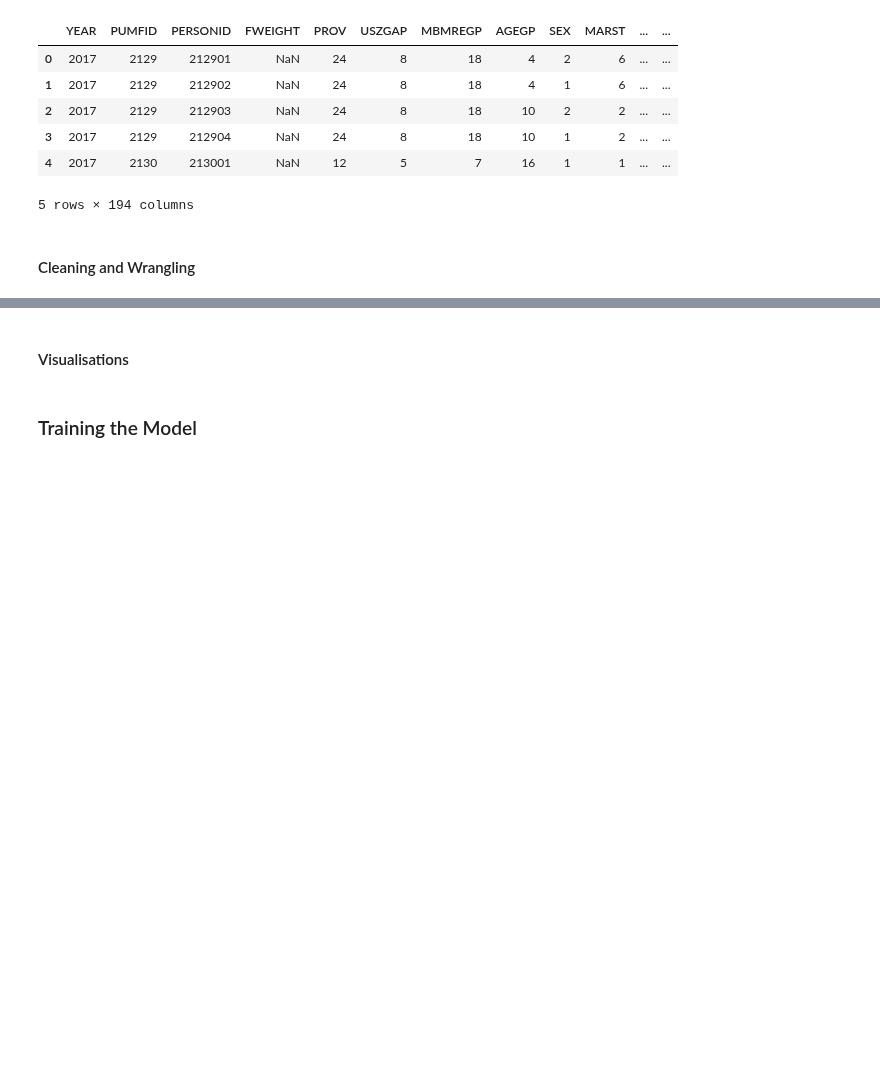
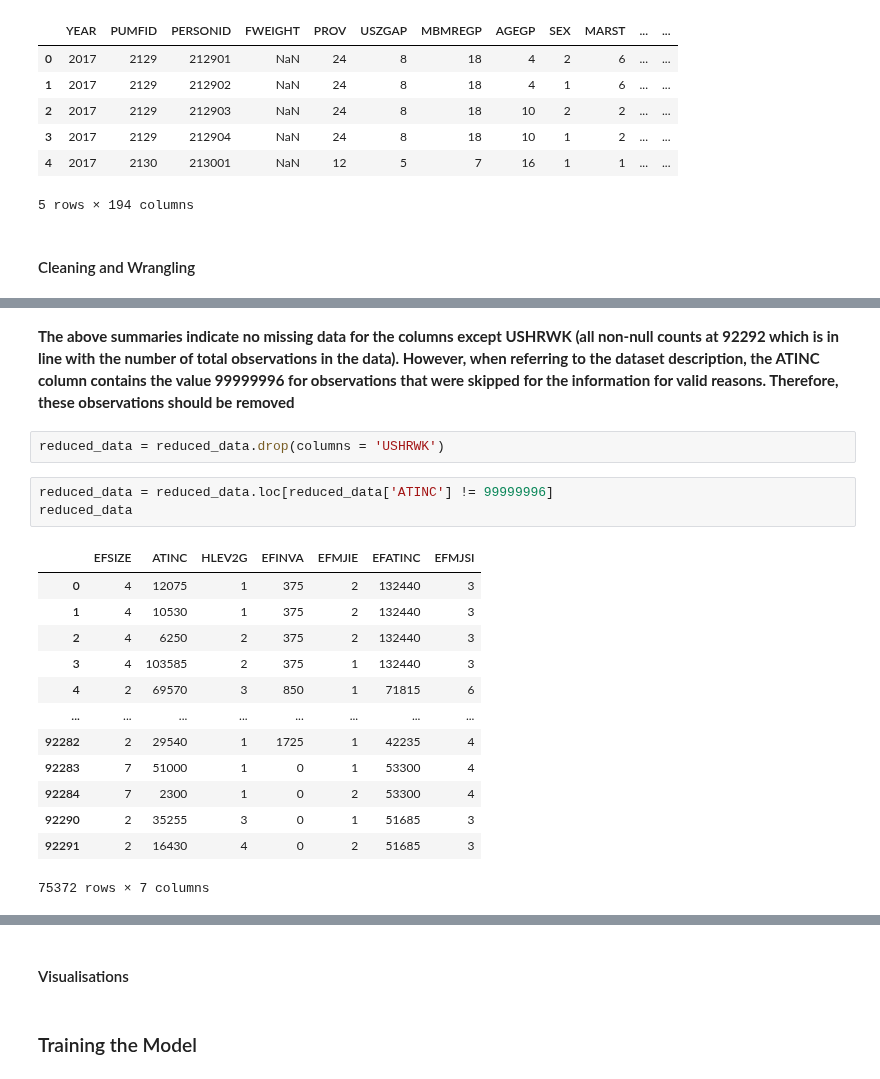
Before and after one commit to izk20/DSCI-310-Group-10, a Jupyter notebook: analysis.ipynb, the cells around one changed output, grey strips where cells are left out. Cells and saved outputs as stored; diff of their text form; blank space fills up the shorter version.

Commit message:
Add dataset discription

```diff
--- a/analysis.ipynb
+++ b/analysis.ipynb
@@ -65,0 +117,21 @@ data.head()
+# %% [markdown]
+**The above summaries indicate no missing data for the columns except USHRWK (all non-null counts at 92292 which is in line with the number of total observations in the data). However, when referring to the dataset description, the ATINC column contains the value 99999996 for observations that were skipped for the information for valid reasons. Therefore, these observations should be removed**
+# %%
+reduced_data = reduced_data.drop(columns = 'USHRWK')
+# %%
+reduced_data = reduced_data.loc[reduced_data['ATINC'] != 99999996]
+reduced_data
+# %% [output]
+|  | EFSIZE | ATINC | HLEV2G | EFINVA | EFMJIE | EFATINC | EFMJSI |
+| 0 | 4 | 12075 | 1 | 375 | 2 | 132440 | 3 |
+| 1 | 4 | 10530 | 1 | 375 | 2 | 132440 | 3 |
+| 2 | 4 | 6250 | 2 | 375 | 2 | 132440 | 3 |
+| 3 | 4 | 103585 | 2 | 375 | 1 | 132440 | 3 |
+| 4 | 2 | 69570 | 3 | 850 | 1 | 71815 | 6 |
+| ... | ... | ... | ... | ... | ... | ... | ... |
+| 92282 | 2 | 29540 | 1 | 1725 | 1 | 42235 | 4 |
+| 92283 | 7 | 51000 | 1 | 0 | 1 | 53300 | 4 |
+| 92284 | 7 | 2300 | 1 | 0 | 2 | 53300 | 4 |
+| 92290 | 2 | 35255 | 3 | 0 | 1 | 51685 | 3 |
+| 92291 | 2 | 16430 | 4 | 0 | 2 | 51685 | 3 |
+75372 rows × 7 columns
```
Also changed, not shown: parts of 11 cells of this notebook.
